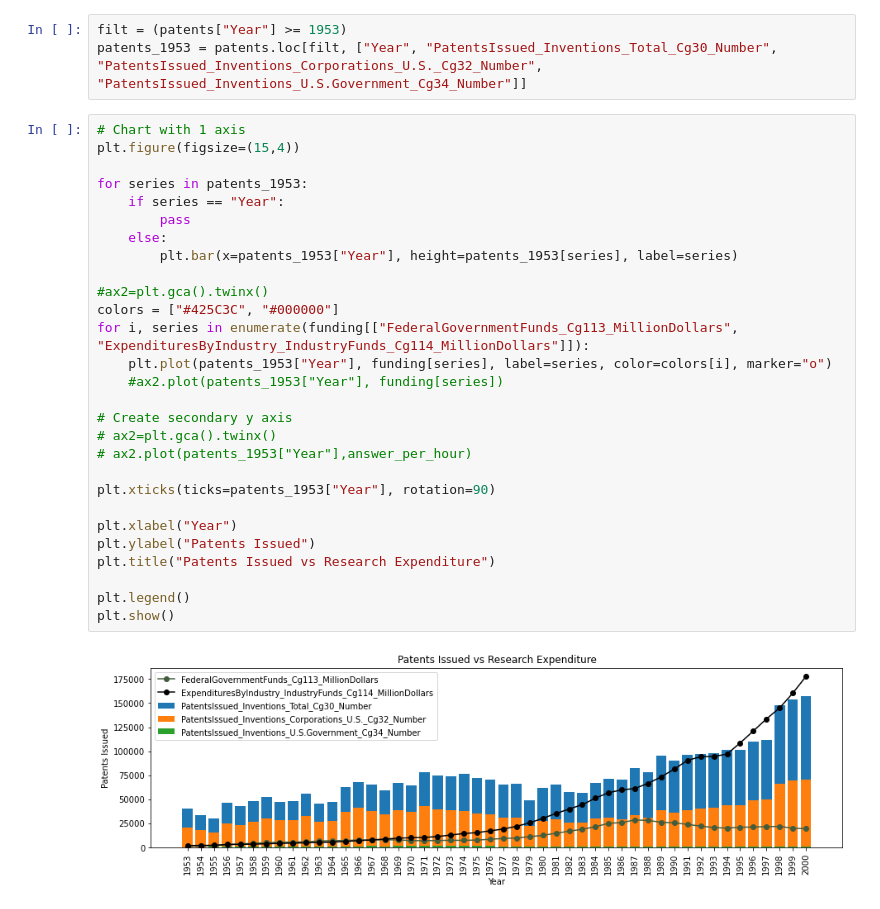
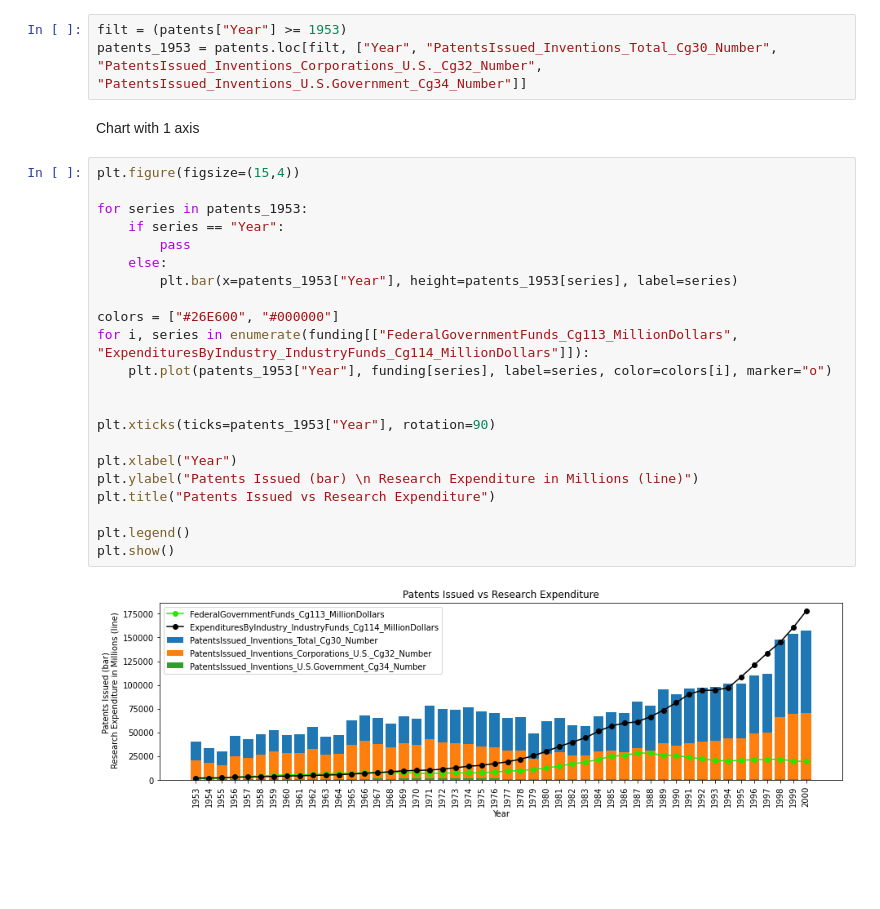
Before and after one commit to BriceB-20/Medical-Device-Project, a Jupyter notebook: Industry Analysis.ipynb, the cells around one changed output. Cells and saved outputs as stored; diff of their text form; blank space fills up the shorter version.

```diff
--- a/Industry Analysis.ipynb
+++ b/Industry Analysis.ipynb
@@ -116,36 +126,32 @@ funding["Year"] = funding["Year"].astype(int)
 # %%
 filt = (patents["Year"] >= 1953)
 patents_1953 = patents.loc[filt, ["Year", "PatentsIssued_Inventions_Total_Cg30_Number", "PatentsIssued_Inventions_Corporations_U.S._Cg32_Number", "PatentsIssued_Inventions_U.S.Government_Cg34_Number"]]
+# %% [markdown]
+Chart with 1 axis
 # %%
-# Chart with 1 axis
 plt.figure(figsize=(15,4))
 
 for series in patents_1953:
     if series == "Year":
         pass
     else:
         plt.bar(x=patents_1953["Year"], height=patents_1953[series], label=series)
 
-#ax2=plt.gca().twinx()
-colors = ["#425C3C", "#000000"]
+colors = ["#26E600", "#000000"]
 for i, series in enumerate(funding[["FederalGovernmentFunds_Cg113_MillionDollars", "ExpendituresByIndustry_IndustryFunds_Cg114_MillionDollars"]]):
     plt.plot(patents_1953["Year"], funding[series], label=series, color=colors[i], marker="o")
-    #ax2.plot(patents_1953["Year"], funding[series])
 
-# Create secondary y axis
-# ax2=plt.gca().twinx()
-# ax2.plot(patents_1953["Year"],answer_per_hour)
 
 plt.xticks(ticks=patents_1953["Year"], rotation=90)
 
 plt.xlabel("Year")
-plt.ylabel("Patents Issued")
+plt.ylabel("Patents Issued (bar) \n Research Expenditure in Millions (line)")
 plt.title("Patents Issued vs Research Expenditure")
 
 plt.legend()
 plt.show()
 # %% [output]
-[figure, old version]
+[figure, new version]
 # %%
 plt.figure(figsize=(15,4))
 
```
Also changed, not shown: parts of 11 cells of this notebook, 1 other file.
